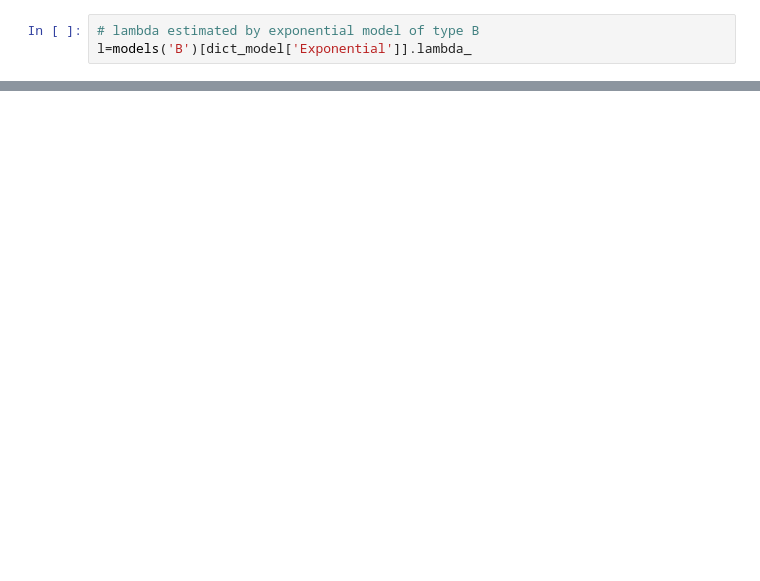
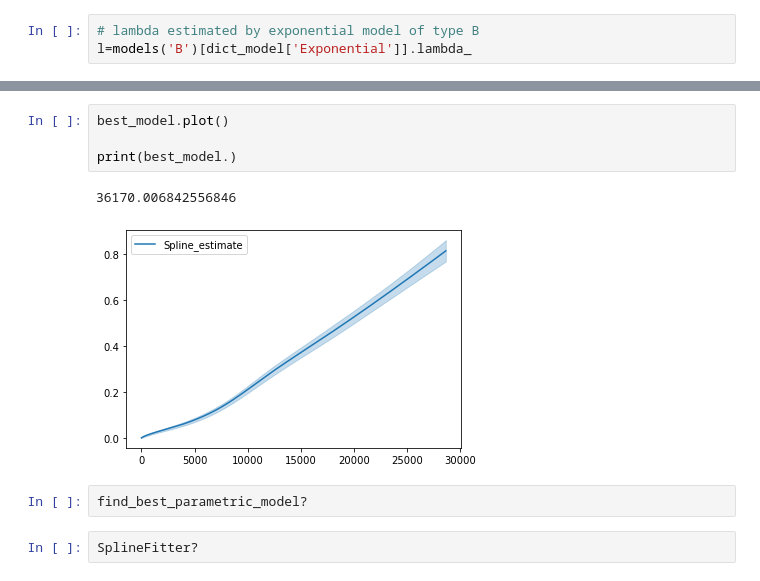
Before and after one commit to nghi-truyen/Flight-Data-Analysis, a Jupyter notebook: FlightDataAnalysis.ipynb, the cells around one changed output, grey strips where cells are left out. Drawn from its saved outputs; the diff is of its cells as text; blank space fills up the shorter version.

```diff
--- a/FlightDataAnalysis.ipynb
+++ b/FlightDataAnalysis.ipynb
@@ -361,0 +439,11 @@ KMF('B').plot()
+# %%
+best_model.plot()
+
+print(best_model.)
+# %% [output]
+36170.006842556846
+[figure, added]
+# %%
+find_best_parametric_model?
+# %%
+SplineFitter?
```
Also changed, not shown: parts of 12 cells of this notebook.
